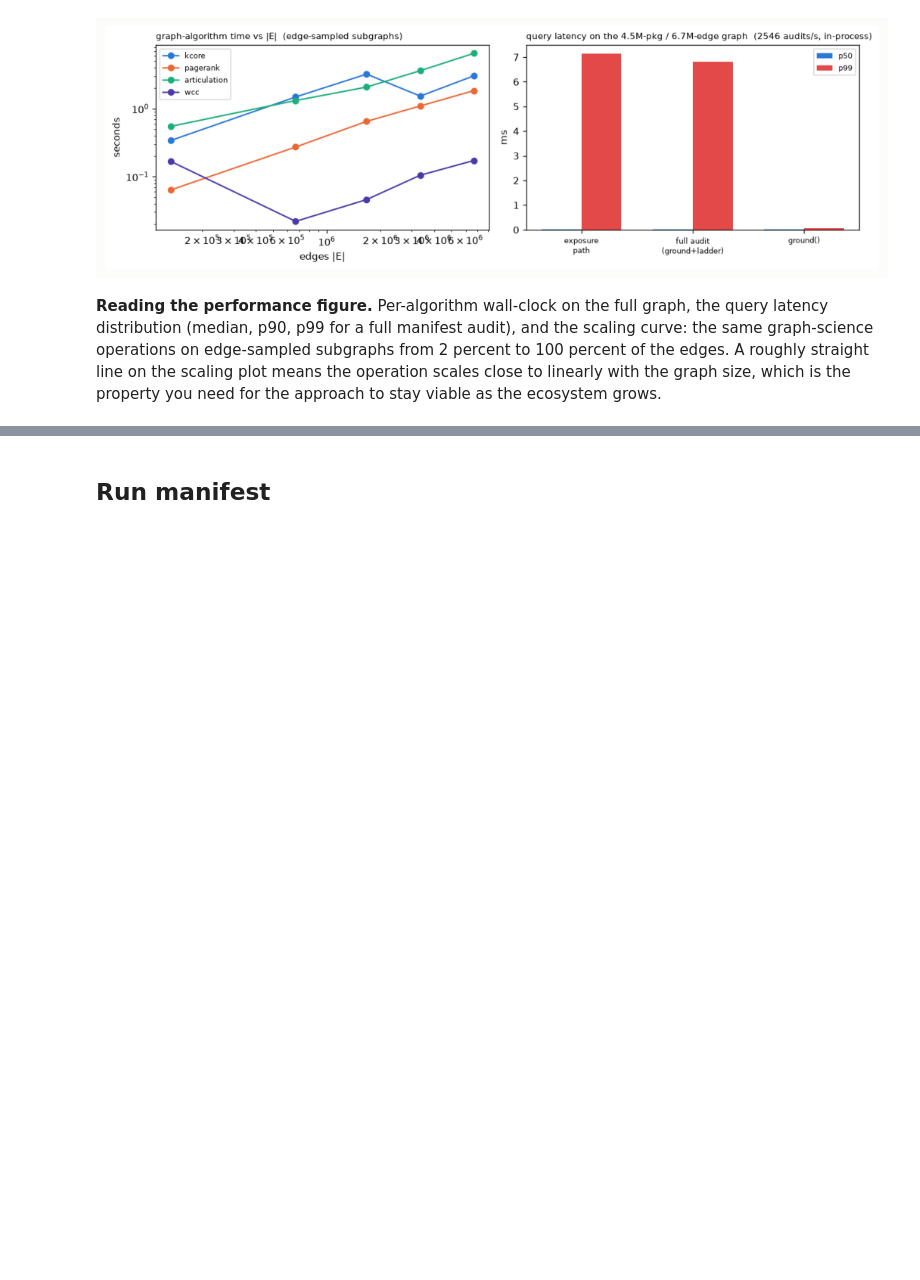
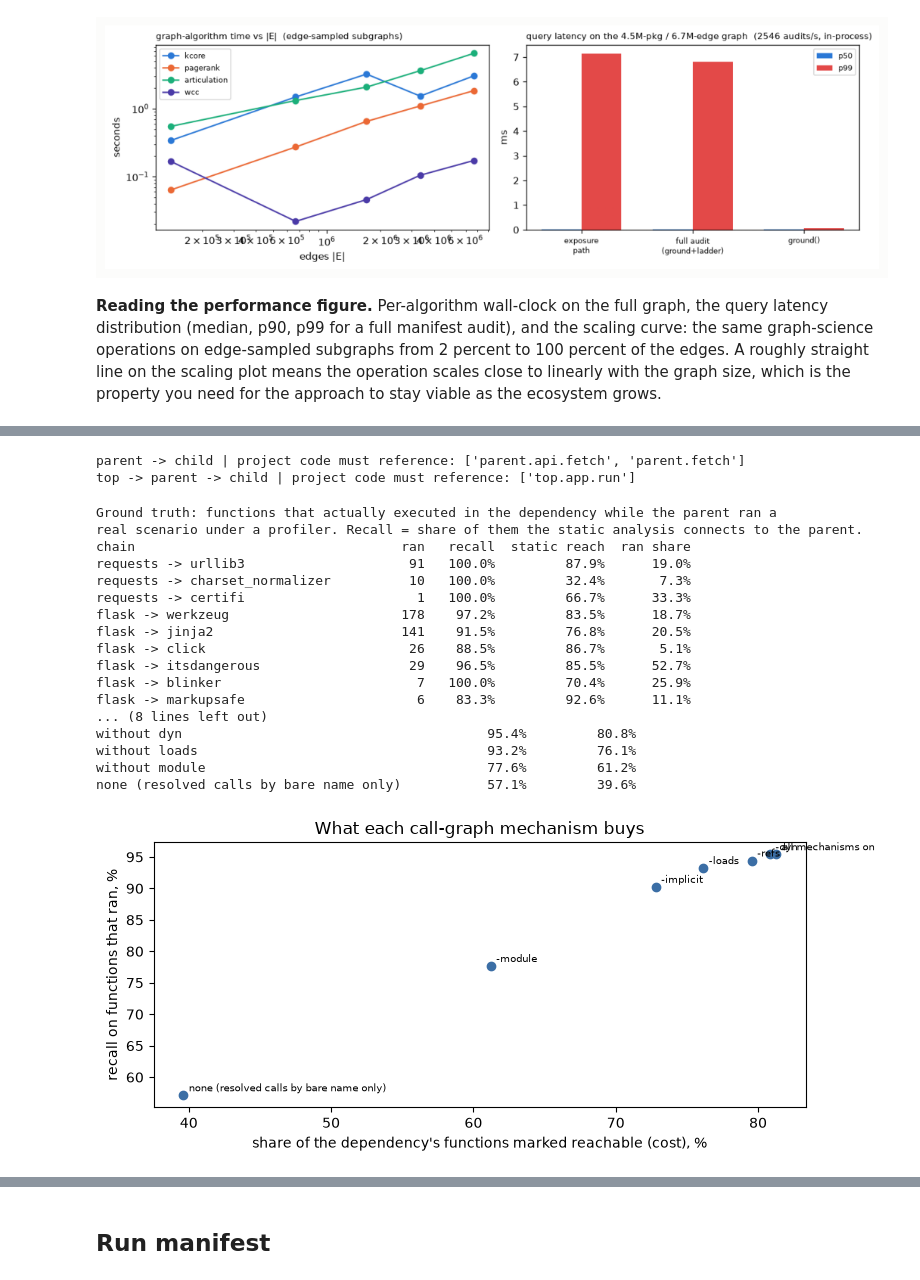
Before and after one commit to YashhMahajan/Graph-Engineering-for-SupplyChain, a Jupyter notebook: notebooks/supply_chain_graph_engineering.ipynb, the cells around one changed output, grey strips where cells are left out. Drawn from its saved outputs; the diff is of its cells as text; code cells hidden in the pictures; blank space fills up the shorter version.

```diff
--- a/notebooks/supply_chain_graph_engineering.ipynb
+++ b/notebooks/supply_chain_graph_engineering.ipynb
@@ -3210,0 +3301,70 @@ stay viable as the ecosystem grows.
+# %%
+from scgraph.symbols.entry import entry_points
+from scgraph.symbols.source import Release
+from scgraph.symbols.transitive import propagate
+
+child = Release("PyPI", "child", "1.0", {
+    "child/__init__.py": "",
+    "child/core.py": "def decode(d):\n    return _risky(d)\n\ndef _risky(d):\n    return eval(d)\n"})
+parent = Release("PyPI", "parent", "2.0", {
+    "parent/__init__.py": "from .api import fetch\n",
+    "parent/api.py": "from child.core import decode\n\ndef fetch(u):\n    return decode(u)\n\ndef other(u):\n    return u\n"})
+top = Release("PyPI", "top", "3.0", {
+    "top/__init__.py": "",
+    "top/app.py": "import parent\n\ndef run(x):\n    return parent.fetch(x)\n"})
+seeds = entry_points(child, "child.core", "_risky")
+for chain in ([parent, child], [top, parent, child]):
+    p = propagate(chain, seeds)
+    print(" -> ".join(r.package for r in chain), "|", "project code must reference:", p.names)
+# %% [output]
+parent -> child | project code must reference: ['parent.api.fetch', 'parent.fetch']
+top -> parent -> child | project code must reference: ['top.app.run']
+# %%
+import json
+from pathlib import Path
+import matplotlib.pyplot as plt
+
+tr = json.loads(Path("results/metrics/symbols_transitive.json").read_text())
+print("Ground truth: functions that actually executed in the dependency while the parent ran a")
+print("real scenario under a profiler. Recall = share of them the static analysis connects to the parent.")
+print(f"{'chain':36} {'ran':>5} {'recall':>8} {'static reach':>13} {'ran share':>10}")
+for r in tr["chains"]:
+    if r["recall"] is None:
+        continue
+    print(f"{r['chain']:36} {r['executed_functions']:5d} {100*r['recall']:7.1f}% "
+          f"{100*r['static_reached_share']:12.1f}% {100*r['dynamic_executed_share']:9.1f}%")
+o = tr["overall"]
+print(f"{'overall':36} {o['executed_functions']:5d} {100*o['recall']:7.1f}%")
+print()
+print(f"{'configuration':46} {'recall':>8} {'static reach':>13}")
+for k, v in tr["ablation"].items():
+    print(f"{k:46} {100*v['recall']:7.1f}% {100*v['static_reached_share']:12.1f}%")
+names = list(tr["ablation"])
+fig, ax = plt.subplots(figsize=(8, 3.6))
+ax.scatter([100*tr["ablation"][k]["static_reached_share"] for k in names],
+           [100*tr["ablation"][k]["recall"] for k in names], color="#3b6ea5")
+for k in names:
+    ax.annotate(k.replace("without ", "-"), (100*tr["ablation"][k]["static_reached_share"],
+                100*tr["ablation"][k]["recall"]), fontsize=7, xytext=(4, 3), textcoords="offset points")
+ax.set_xlabel("share of the dependency's functions marked reachable (cost), %")
+ax.set_ylabel("recall on functions that ran, %"); ax.set_title("What each call-graph mechanism buys")
+fig.tight_layout(); fig.savefig("results/figures/symbols_transitive_ablation.png", dpi=140); plt.show()
+# %% [output]
+Ground truth: functions that actually executed in the dependency while the parent ran a
+real scenario under a profiler. Recall = share of them the static analysis connects to the parent.
+chain                                  ran   recall  static reach  ran share
+requests -> urllib3                     91   100.0%         87.9%      19.0%
+requests -> charset_normalizer          10   100.0%         32.4%       7.3%
+requests -> certifi                      1   100.0%         66.7%      33.3%
+flask -> werkzeug                      178    97.2%         83.5%      18.7%
+flask -> jinja2                        141    91.5%         76.8%      20.5%
+flask -> click                          26    88.5%         86.7%       5.1%
+flask -> itsdangerous                   29    96.5%         85.5%      52.7%
+flask -> blinker                         7   100.0%         70.4%      25.9%
+flask -> markupsafe                      6    83.3%         92.6%      11.1%
+... (8 lines left out)
+without dyn                                       95.4%         80.8%
+without loads                                     93.2%         76.1%
+without module                                    77.6%         61.2%
+none (resolved calls by bare name only)           57.1%         39.6%
+[figure, added]
```
Also changed, not shown: parts of 10 cells of this notebook, 50 other files.
